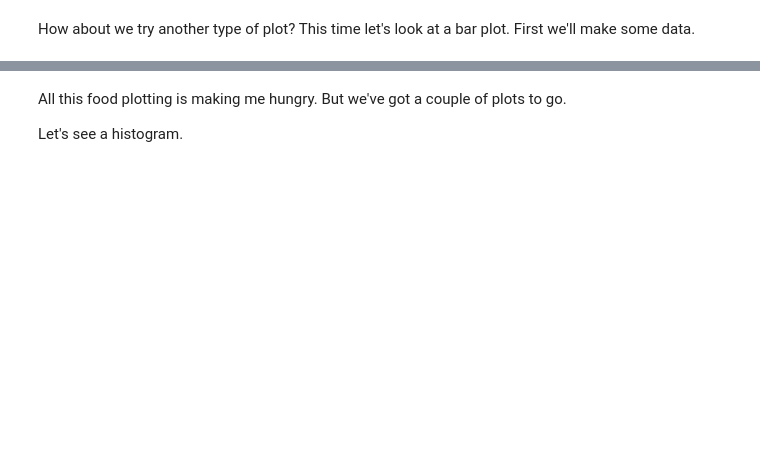
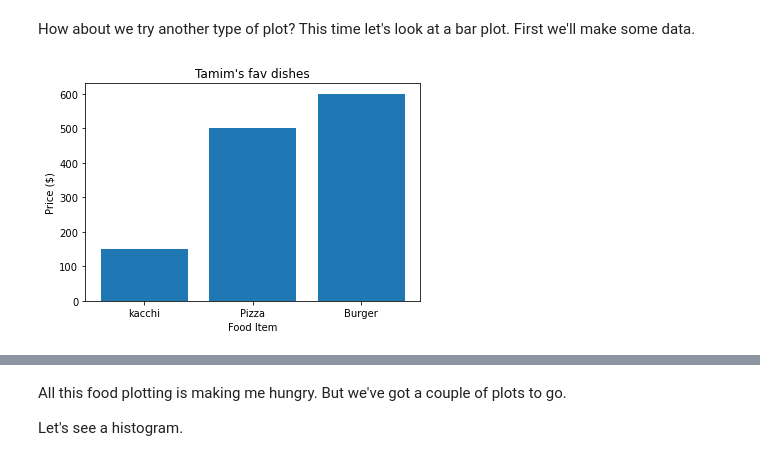
Before and after one commit to tamim-18/ML-CookBook, a Jupyter notebook: matplotlib/matplotlib-exercises.ipynb, the cells around one changed output, grey strips where cells are left out. Saved outputs shown, nothing was run; the diff lists cells and outputs as text; code cells hidden in the pictures; blank space fills up the shorter version.

```diff
--- a/matplotlib/matplotlib-exercises.ipynb
+++ b/matplotlib/matplotlib-exercises.ipynb
@@ -93,6 +123,17 @@ How about we try another type of plot? This time let's look at a bar plot. First
 # %%
 # Create a Python dictionary of 3 of your favourite foods with
 # The keys of the dictionary should be the food name and the values their price
+fav={
+    "kacchi":150,
+    "Pizza":500,
+    "Burger":600
+}
+fig,ax=plt.subplots()
+
+ax.set(title='Tamim\'s fav dishes',xlabel='Food Item',ylabel='Price ($)')
+ax.bar(fav.keys(),fav.values());
+# %% [output]
+[figure, added]
 # %%
 # Create a bar graph where the x-axis is the keys of the dictionary
 # and the y-axis is the values of the dictionary
```
Also changed, not shown: parts of 11 cells of this notebook.
